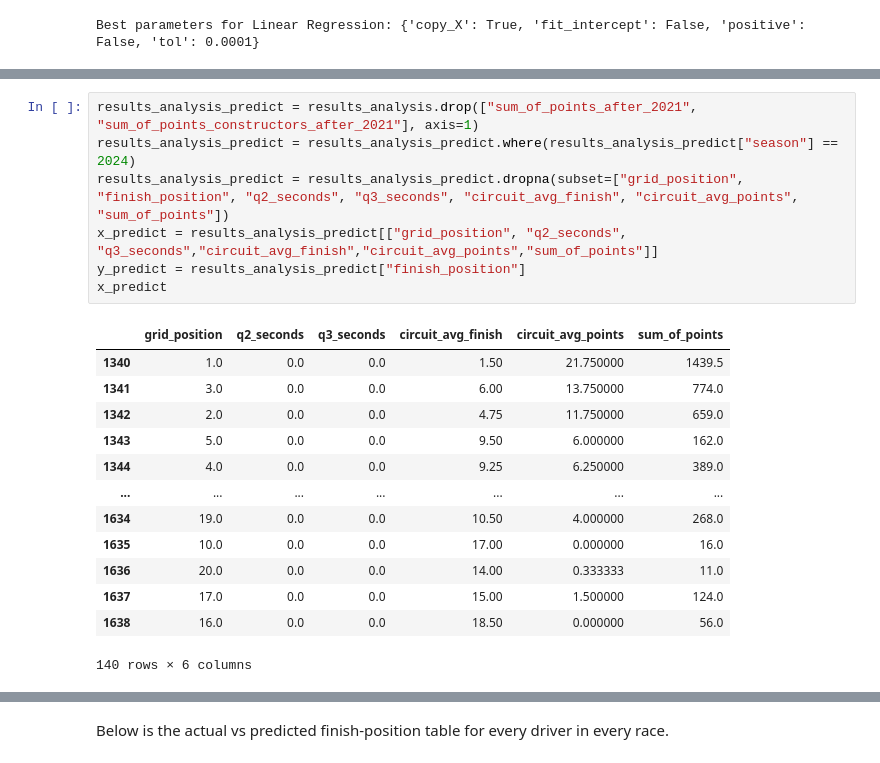
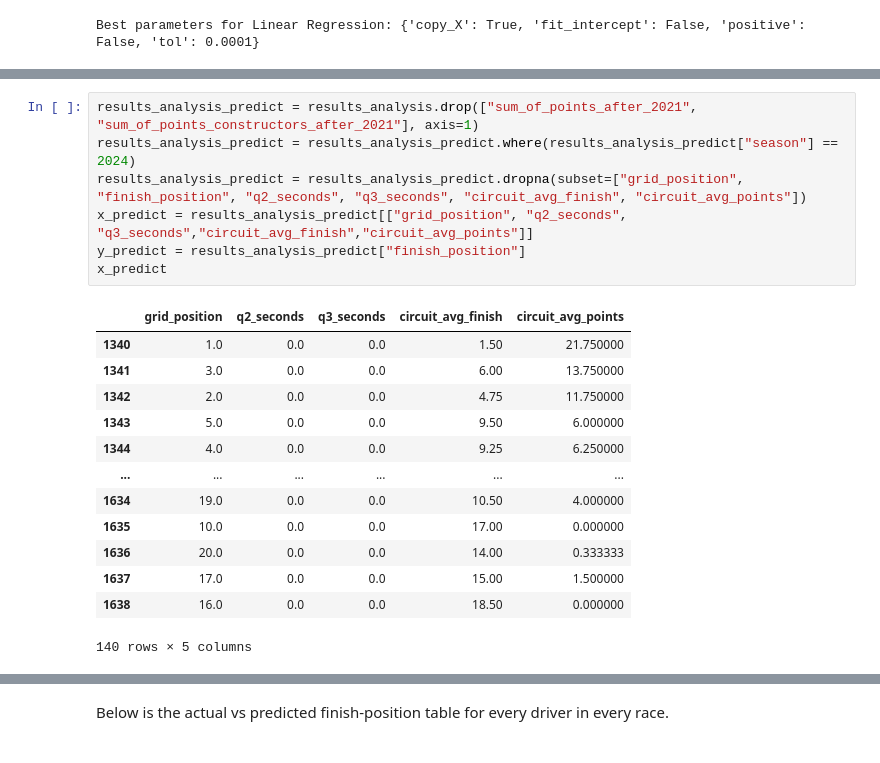
Before and after one commit to skyaax/F1_Race_Finish_predictor, a Jupyter notebook: f1.ipynb, the cells around one changed output, grey strips where cells are left out. Cells and saved outputs as stored; diff of their text form.

```diff
--- a/f1.ipynb
+++ b/f1.ipynb
@@ -772,24 +772,24 @@ LinearRegression(fit_intercept=False, tol=0.0001)
 # %%
 results_analysis_predict = results_analysis.drop(["sum_of_points_after_2021", "sum_of_points_constructors_after_2021"], axis=1)
 results_analysis_predict = results_analysis_predict.where(results_analysis_predict["season"] == 2024)
-results_analysis_predict = results_analysis_predict.dropna(subset=["grid_position", "finish_position", "q2_seconds", "q3_seconds", "circuit_avg_finish", "circuit_avg_points", "sum_of_points"])
-x_predict = results_analysis_predict[["grid_position", "q2_seconds", "q3_seconds","circuit_avg_finish","circuit_avg_points","sum_of_points"]]
+results_analysis_predict = results_analysis_predict.dropna(subset=["grid_position", "finish_position", "q2_seconds", "q3_seconds", "circuit_avg_finish", "circuit_avg_points"])
+x_predict = results_analysis_predict[["grid_position", "q2_seconds", "q3_seconds","circuit_avg_finish","circuit_avg_points"]]
 y_predict = results_analysis_predict["finish_position"]
 x_predict
 # %% [output]
-|  | grid_position | q2_seconds | q3_seconds | circuit_avg_finish | circuit_avg_points | sum_of_points |
-| 1340 | 1.0 | 0.0 | 0.0 | 1.50 | 21.750000 | 1439.5 |
-| 1341 | 3.0 | 0.0 | 0.0 | 6.00 | 13.750000 | 774.0 |
-| 1342 | 2.0 | 0.0 | 0.0 | 4.75 | 11.750000 | 659.0 |
-| 1343 | 5.0 | 0.0 | 0.0 | 9.50 | 6.000000 | 162.0 |
-| 1344 | 4.0 | 0.0 | 0.0 | 9.25 | 6.250000 | 389.0 |
-| ... | ... | ... | ... | ... | ... | ... |
-| 1634 | 19.0 | 0.0 | 0.0 | 10.50 | 4.000000 | 268.0 |
-| 1635 | 10.0 | 0.0 | 0.0 | 17.00 | 0.000000 | 16.0 |
-| 1636 | 20.0 | 0.0 | 0.0 | 14.00 | 0.333333 | 11.0 |
-| 1637 | 17.0 | 0.0 | 0.0 | 15.00 | 1.500000 | 124.0 |
-| 1638 | 16.0 | 0.0 | 0.0 | 18.50 | 0.000000 | 56.0 |
+|  | grid_position | q2_seconds | q3_seconds | circuit_avg_finish | circuit_avg_points |
+| 1340 | 1.0 | 0.0 | 0.0 | 1.50 | 21.750000 |
+| 1341 | 3.0 | 0.0 | 0.0 | 6.00 | 13.750000 |
+| 1342 | 2.0 | 0.0 | 0.0 | 4.75 | 11.750000 |
+| 1343 | 5.0 | 0.0 | 0.0 | 9.50 | 6.000000 |
+| 1344 | 4.0 | 0.0 | 0.0 | 9.25 | 6.250000 |
+| ... | ... | ... | ... | ... | ... |
+| 1634 | 19.0 | 0.0 | 0.0 | 10.50 | 4.000000 |
+| 1635 | 10.0 | 0.0 | 0.0 | 17.00 | 0.000000 |
+| 1636 | 20.0 | 0.0 | 0.0 | 14.00 | 0.333333 |
+| 1637 | 17.0 | 0.0 | 0.0 | 15.00 | 1.500000 |
+| 1638 | 16.0 | 0.0 | 0.0 | 18.50 | 0.000000 |
-140 rows × 6 columns
+140 rows × 5 columns
 # %%
 final_model.predict(x_predict)
 df = pd.DataFrame({
```
Also changed, not shown: parts of 8 cells of this notebook.
